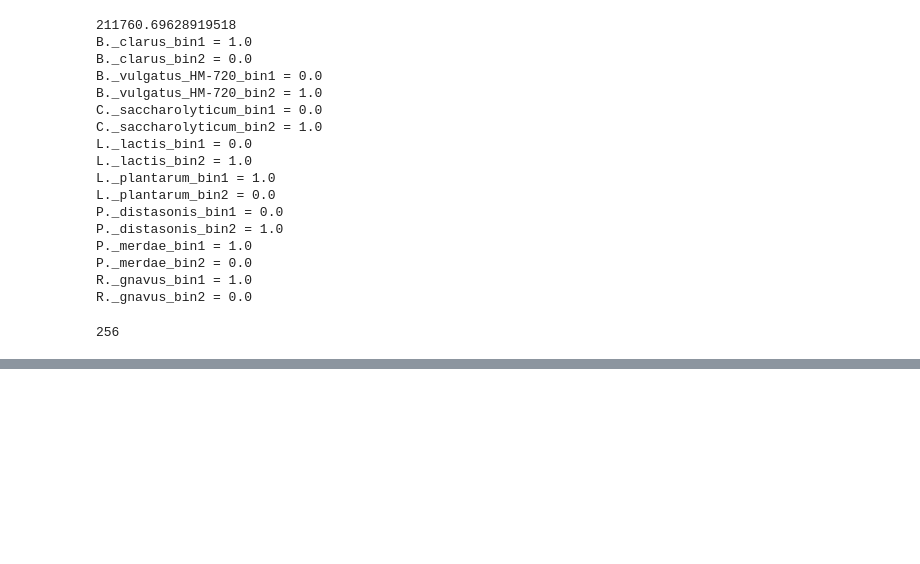
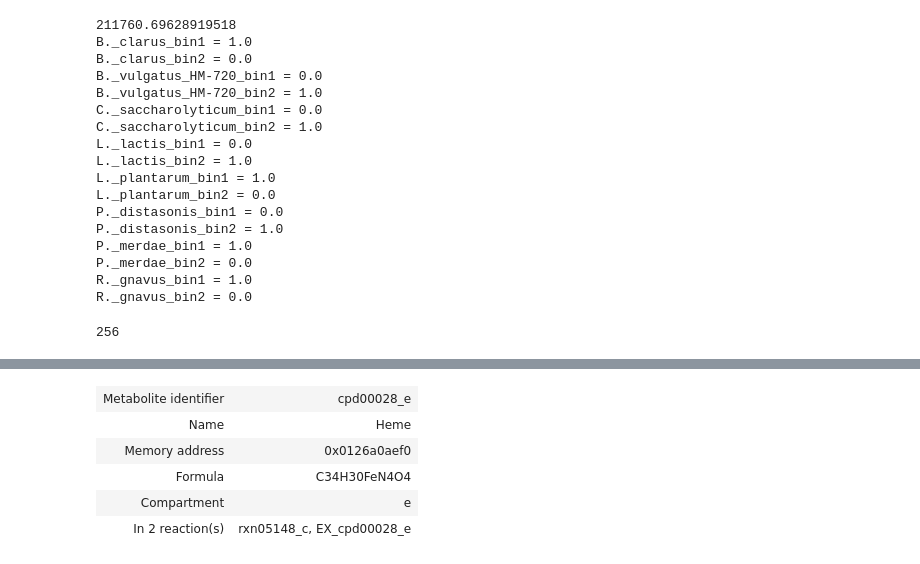
Before and after one commit to medlocklab/iterative_pfba, a Jupyter notebook: bin/production_consumption_coupling.ipynb, the cells around one changed output, grey strips where cells are left out. Drawn from its saved outputs; the diff is of its cells as text; code cells hidden in the pictures; blank space fills up the shorter version.

Commit message:
added cobra intro notebook for capstone

```diff
--- a/bin/production_consumption_coupling.ipynb
+++ b/bin/production_consumption_coupling.ipynb
@@ -310,3 +310,25 @@ for combo in combos:
 len(contains_all)
 # %% [output]
 256
+# %%
+from cobra.flux_analysis.deletion import single_reaction_deletion
+from cobra.flux_analysis.parsimonious import add_pfba
+
+test_mod = models['L. lactis'].copy()
+essential_threshold = 0.01
+with test_mod as model:
+    # get media components that are always essential
+    media_rxns = model.medium.keys()
+    deletion_results = single_reaction_deletion(model,media_rxns)
+    #convert frozenset to list--each element of the index is a frozenset that contains one reaction
+    essential = [list(i)[0] for i in deletion_results.loc[deletion_results['growth'] < 0.01 * model.optimize().objective_value].index]
+    add_pfba(test_mod,fraction_of_optimum=1.0)
+    pfba_sol = test_mod.optimize()
+    # extract the media fluxes only
+active = first_pfba_sol.fluxes.loc[abs(first_pfba_sol.fluxes) > 0]
+active_media = active[[rxn for rxn in test_mod.medium.keys() if rxn in active.index]]
+active_media.sort_values()
+
+# get max produced
+#max_produced = active_media.sort_values().tail().index[-1]
+#max_produced_val
@@ -312,0 +373,13 @@ len(contains_all)
+# %%
+# What penalty should be applied to the auxotrophic metabolites? On one hand, sometimes the uptake required is low. However,
+# without this low uptake, no growth is produced at all. I think the coefficient should be low, since even though the species
+# might be auxotrophic for the metabolite, it only takes up a small amount of space in this dimension. Scale the uptake in the
+# maximal solution by the max growth rate.
+test_mod.metabolites.get_by_id('cpd00028_e')
+# %% [output]
+| Metabolite identifier | cpd00028_e |
+| Name | Heme |
+| Memory address | 0x0126a0aef0 |
+| Formula | C34H30FeN4O4 |
+| Compartment | e |
+| In 2 reaction(s) | rxn05148_c, EX_cpd00028_e |
```
Also changed, not shown: parts of 5 cells of this notebook, 1 other file.
